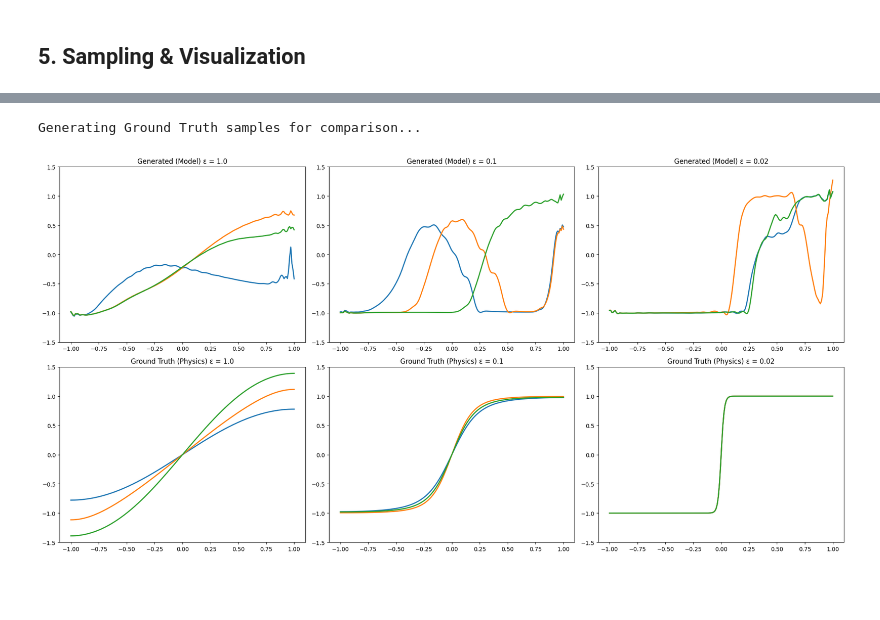
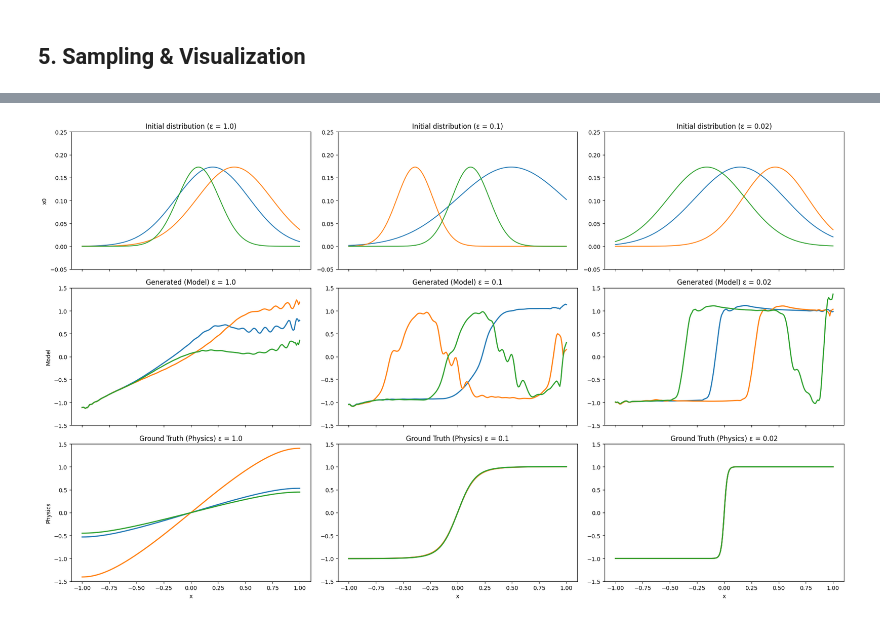
Before and after one commit to tomasvenda/DL_FlowMatching, a Jupyter notebook: flow_matching_optimal_transport.ipynb, the cells around one changed output, grey strips where cells are left out. Drawn from its saved outputs; the diff is of its cells as text; code cells hidden in the pictures; blank space fills up the shorter version.

```diff
--- a/flow_matching_optimal_transport.ipynb
+++ b/flow_matching_optimal_transport.ipynb
@@ -443,58 +463,80 @@ plt.show()
 # ==========================================
 # Compare Generated Samples vs Ground Truth
 # ==========================================
 eps_to_test = [1.0, 0.1, 0.02]
 num_samples = 3
 ts = torch.linspace(0.0, 1.0, 100, device=device).view(1, -1, 1).expand(num_samples, -1, 1)
 x_grid = p_data.x.cpu()
 
-fig, axes = plt.subplots(2, 3, figsize=(20, 10))
+# 3 rows: top = x0, middle = generated (model), bottom = ground truth (physics)
+fig, axes = plt.subplots(3, 3, figsize=(20, 12), sharex=True)
 
-# Row 1: Generated Samples
 for i, eps_val in enumerate(eps_to_test):
-    # 1. Setup ODE with specific epsilon
+    # -------------------------
+    # 1) MODEL: x0 + Generated
+    # -------------------------
     ode = LearnedVectorFieldODE(flow_model, eps_val)
     simulator = EulerSimulator(ode)
 
-    # 2. Sample Noise
-   # x0 = torch.randn(num_samples, p_data.dim, device=device)
+    # Sample initial conditions x0 in normalized space
     x0 = sample_x0_fourier_mix(num_samples, p_data.x, device)
+    # Unnormalize x0 for plotting (same convention as your other plot)
+    x0_unnorm = x0.detach().cpu() * p_data.std.cpu() + p_data.mean.cpu()
 
-
-    # 3. Simulate
+    # Simulate model dynamics
     xts = simulator.simulate_with_trajectory(x0, ts)
-
-    # 4. Plot Final States (Un-normalized)
     final_samples = xts[:, -1, :].detach().cpu() * p_data.std.cpu() + p_data.mean.cpu()
 
-    axes[0, i].set_title(f"Generated (Model) ε = {eps_val}")
-    axes[0, i].set_ylim(-1.5, 1.5)
+    ax_x0      = axes[0, i]
+    ax_model   = axes[1, i]
+    ax_phy     = axes[2, i]
+
+    # Top row: initial distribution
+    ax_x0.set_title(f"Initial distribution (ε = {eps_val})")
+    ax_x0.set_ylim(-0.05, 0.25)
+
+    # Middle row: model-generated final state
+    ax_model.set_title(f"Generated (Model) ε = {eps_val}")
+    ax_model.set_ylim(-1.5, 1.5)
+
+    # Plot x0 and model final states with consistent colors
     for j in range(num_samples):
-        axes[0, i].plot(x_grid, final_samples[j], linewidth=2)
+        color = f"C{j}"  # same color for x0 and its generated trajectory
+        ax_x0.plot(x_grid, x0_unnorm[j], linewidth=1.5, color=color)
+        ax_model.plot(x_grid, final_samples[j], linewidth=2, color=color)
 
-# Row 2: Ground Truth Samples
-print("Generating Ground Truth samples for comparison...")
-for i, eps_val in enumerate(eps_to_test):
-    axes[1, i].set_title(f"Ground Truth (Physics) ε = {eps_val}")
-    axes[1, i].set_ylim(-1.5, 1.5)
+    # -------------------------
+    # 2) PHYSICS: Ground Truth
+    # -------------------------
+    ax_phy.set_title(f"Ground Truth (Physics) ε = {eps_val}")
+    ax_phy.set_ylim(-1.5, 1.5)
 
-    # Generate fresh ground truth samples for this specific epsilon
     for j in range(num_samples):
-        # Use the same physics generation code as the dataset
+        # Same physics generation code as dataset
         u0 = generate_ICs_variable_n(p_data.x, n_min=2, n_max=3).unsqueeze(0)
-        ode = AllenCahnODE(p_data.dx, eps_val)
-        simulator = EulerSimulator(ode)
+        ode_phy = AllenCahnODE(p_data.dx, eps_val)
+        simulator_phy = EulerSimulator(ode_phy)
 
-        # Simulate physics
-        # Note: We use the same T and dt as training
-        ts_physics = torch.linspace(0, p_data.T, int(p_data.T / p_data.dt) + 1, device=device).view(1, -1, 1)
+        ts_physics = torch.linspace(
+            0, p_data.T,
+            int(p_data.T / p_data.dt) + 1,
+            device=device
+        ).view(1, -1, 1)
 
-        uT = simulator.simulate(u0, ts_physics)
+        uT = simulator_phy.simulate(u0, ts_physics)  # [1, T, dim]
+        # Use same color index j so you can visually track sample j across rows
+        color = f"C{j}"
+        ax_phy.plot(x_grid, uT.squeeze().cpu(), linewidth=2, color=color)
 
-        axes[1, i].plot(x_grid, uT.squeeze().cpu(), linewidth=2)
+# Labels
+for i in range(3):
+    axes[2, i].set_xlabel("x")
+
+axes[0, 0].set_ylabel("x0")
+axes[1, 0].set_ylabel("Model")
+axes[2, 0].set_ylabel("Physics")
 
 plt.tight_layout()
 plt.show()
 # %% [output]
-Generating Ground Truth samples for comparison...
-[figure, old version]
+[figure, new version]
```
Also changed, not shown: parts of 2 cells of this notebook.
